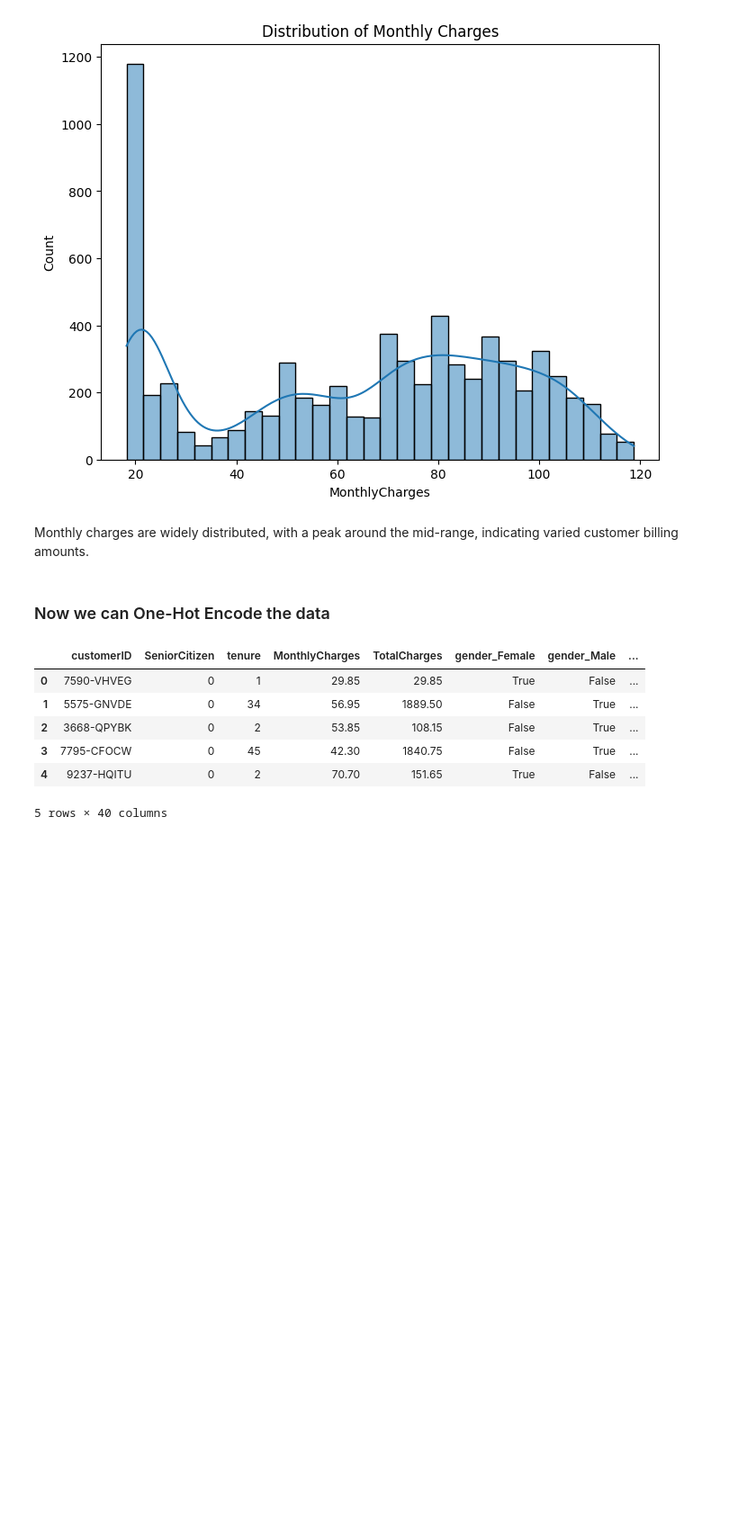
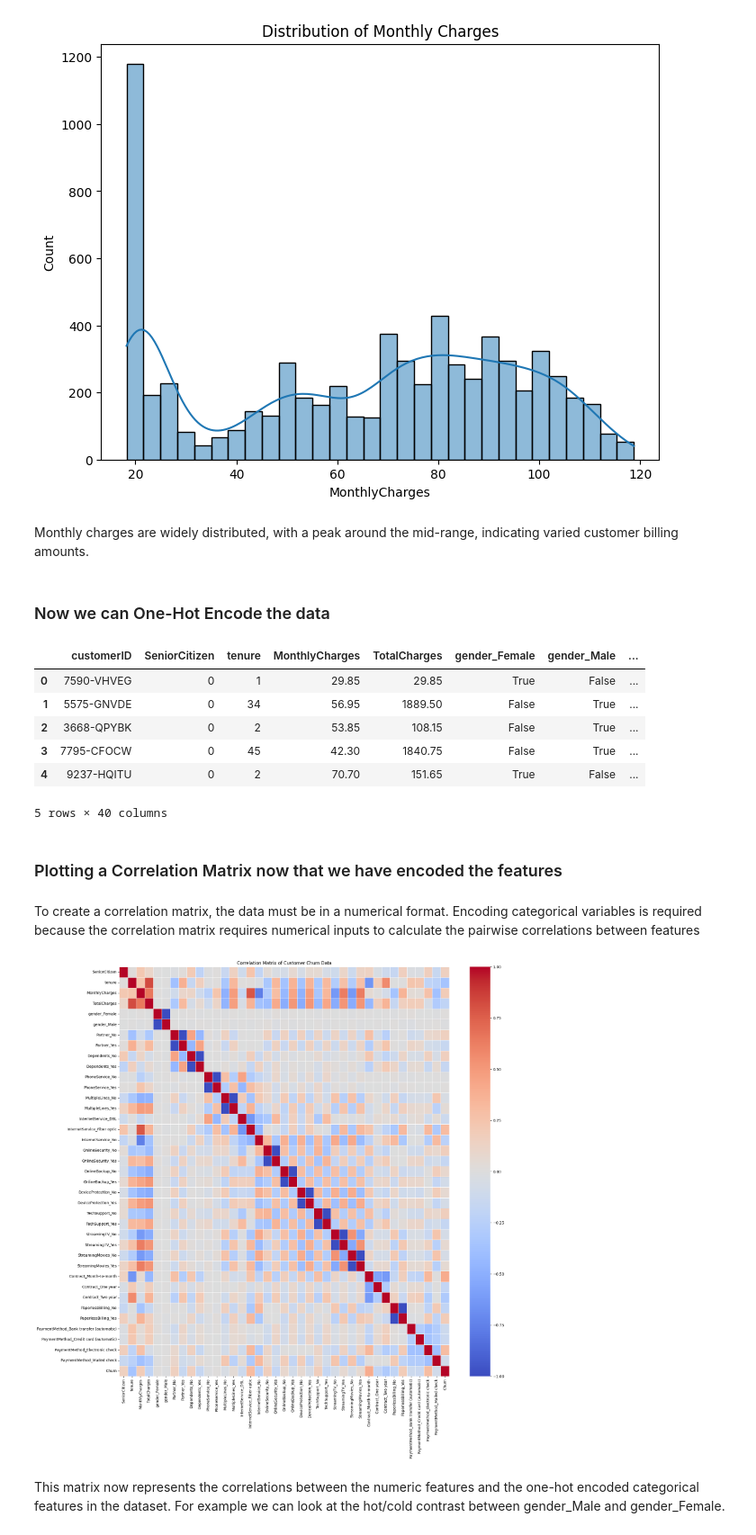
Before and after one commit to RayyanMinhaj/10Pearls-Analyzing-Customer-Churn-Data, a Jupyter notebook: AnalysingCustomerChurnData_10Pearls.ipynb, the cells around one changed output. Shown: that part at 90% size. Drawn from its saved outputs; the diff is of its cells as text; code cells hidden in the pictures; blank space fills up the shorter version.

```diff
--- a/AnalysingCustomerChurnData_10Pearls.ipynb
+++ b/AnalysingCustomerChurnData_10Pearls.ipynb
@@ -151,3 +151,20 @@ data_encoded.head()
 5 rows × 40 columns
 # %%
 data_encoded.to_csv('processed_churn_data.csv', index=False)
+# %% [markdown]
+### Plotting a Correlation Matrix now that we have encoded the features
+# %% [markdown]
+To create a correlation matrix, the data must be in a numerical format. Encoding categorical variables is required because the correlation matrix requires numerical inputs to calculate the pairwise correlations between features
+# %%
+df_without_id= data_encoded.drop(columns=['customerID']) #cant have anything besides numeric values
+correlation_matrix = df_without_id.corr()
+
+
+plt.figure(figsize=(20, 20))
+sns.heatmap(correlation_matrix, annot=False, cmap='coolwarm', linewidths=0.5)
+plt.title('Correlation Matrix of Customer Churn Data')
+plt.show()
+# %% [output]
+[figure, added]
+# %% [markdown]
+This matrix now represents the correlations between the numeric features and the one-hot encoded categorical features in the dataset. For example we can look at the hot/cold contrast between gender_Male and gender_Female.
```
Also changed, not shown: parts of 2 cells of this notebook.
